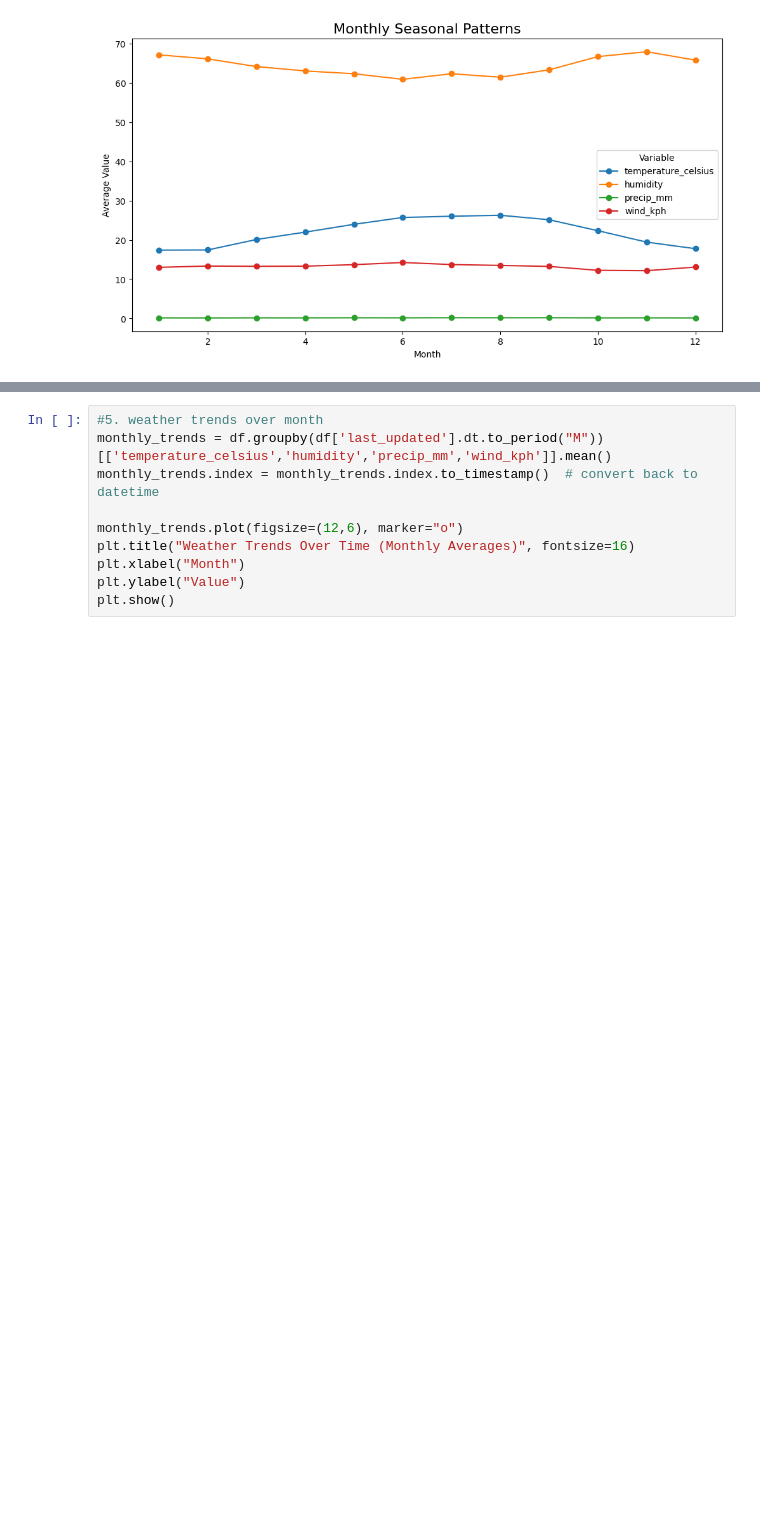
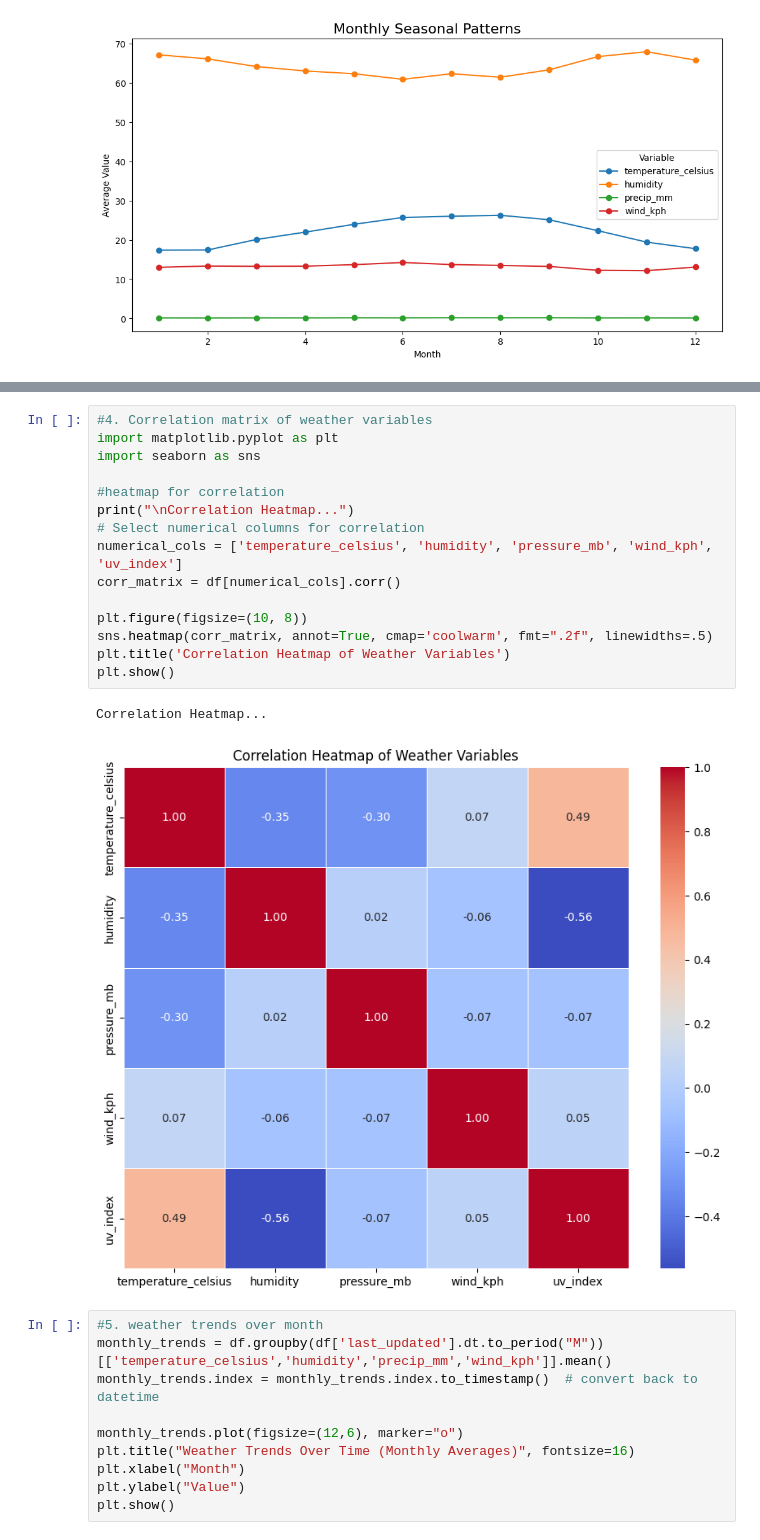
Before and after one commit to shalinimohan1710/DV-ClimateScope-Shalini-M, a Jupyter notebook: DV_CLIMATE.ipynb, the cells around one changed output, grey strips where cells are left out. Drawn from its saved outputs; the diff is of its cells as text; blank space fills up the shorter version.

```diff
--- a/DV_CLIMATE.ipynb
+++ b/DV_CLIMATE.ipynb
@@ -219,3 +196,21 @@ plt.close()
+# %%
+#4. Correlation matrix of weather variables
+import matplotlib.pyplot as plt
+import seaborn as sns
+
+#heatmap for correlation
+print("\nCorrelation Heatmap...")
+# Select numerical columns for correlation
+numerical_cols = ['temperature_celsius', 'humidity', 'pressure_mb', 'wind_kph', 'uv_index']
+corr_matrix = df[numerical_cols].corr()
+
+plt.figure(figsize=(10, 8))
+sns.heatmap(corr_matrix, annot=True, cmap='coolwarm', fmt=".2f", linewidths=.5)
+plt.title('Correlation Heatmap of Weather Variables')
+plt.show()
+# %% [output]
+Correlation Heatmap...
+[figure, added]
 # %%
 #5. weather trends over month
 monthly_trends = df.groupby(df['last_updated'].dt.to_period("M"))[['temperature_celsius','humidity','precip_mm','wind_kph']].mean()
```
Also changed, not shown: parts of 4 cells of this notebook.
